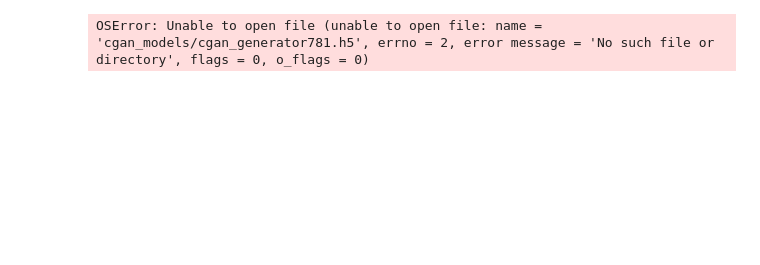
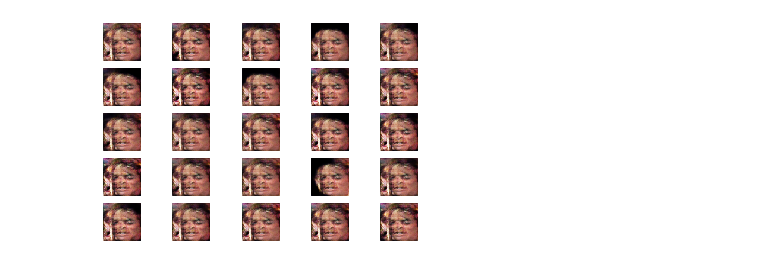
Before and after one commit to pptr3/face-generation-gan-keras, a Jupyter notebook: condGAN.ipynb, the cells around one changed output. Cells and saved outputs as stored; diff of their text form; code cells hidden in the pictures; blank space fills up the shorter version.

Commit message:
fix load_model with custom layers

```diff
--- a/condGAN.ipynb
+++ b/condGAN.ipynb
@@ -397,25 +404,24 @@ train(g_model, d_model, gan_model, dataset, latent_dim);
 # %%
 # create and save a plot of generated images
 def save_plot(examples, n):
     # plot images
     for i in range(n * n):
         # define subplot
         plt.subplot(n, n, 1 + i)
         # turn off axis
         plt.axis('off')
         # plot raw pixel data
         plt.imshow(examples[i, :, :])
     plt.show()
 
-model = load_model('cgan_models/cgan_generator781.h5')
+model = load_model('models/cgan_generator3147.h5', custom_objects={'SNConv2DTranspose':SNConv2DTranspose, 'SNConv2D': SNConv2D})
 latent_points, labels = generate_latent_points(100, 100)
 # specify labels
-labels = np.zeros((100,40))
-labels[0][8] = 1
+labels = np.ones((100, 13))
 # generate images
 X = model.predict([latent_points, labels])
 # scale from [-1,1] to [0,1]
 X = (X + 1) / 2.0
 save_plot(X, 5)
 # %% [output]
-OSError: Unable to open file (unable to open file: name = 'cgan_models/cgan_generator781.h5', errno = 2, error message = 'No such file or directory', flags = 0, o_flags = 0)
+[figure, added]
```
Also changed, not shown: parts of 6 cells of this notebook.
